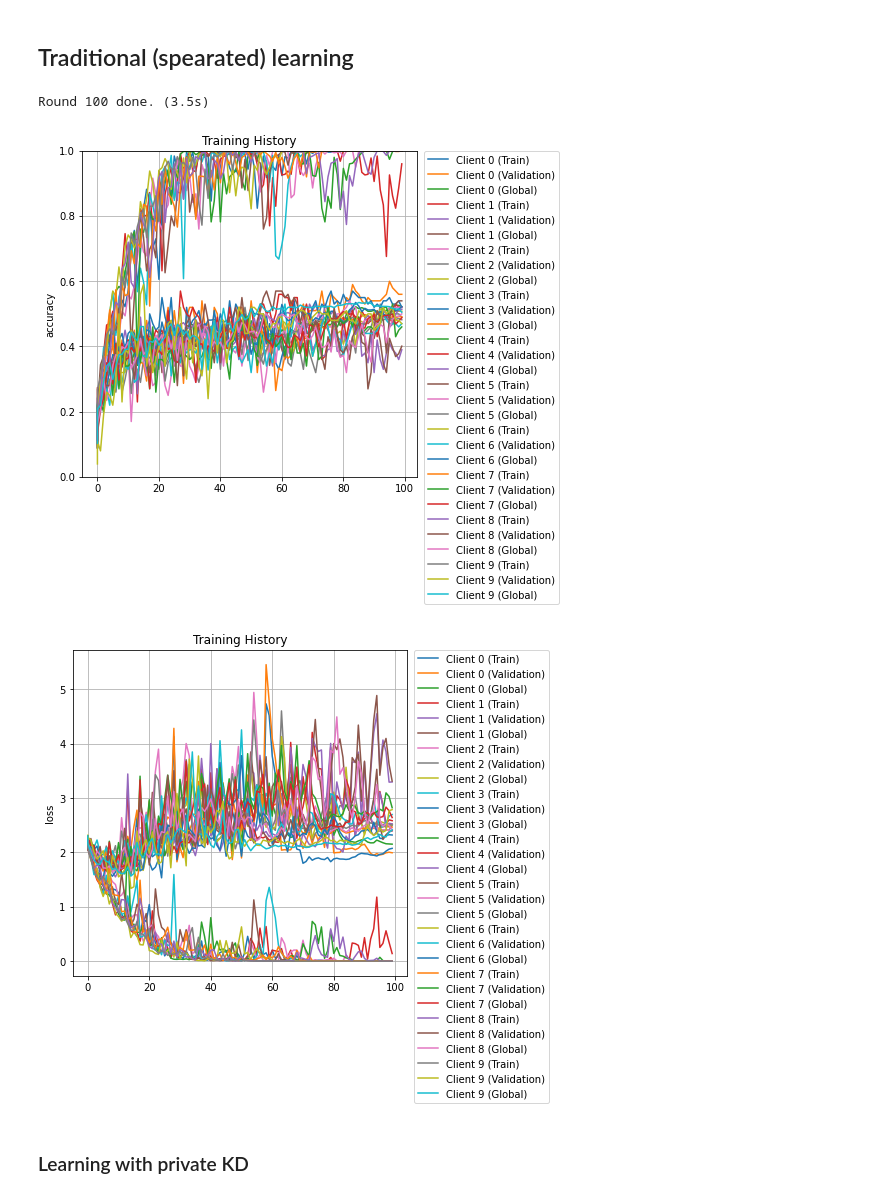
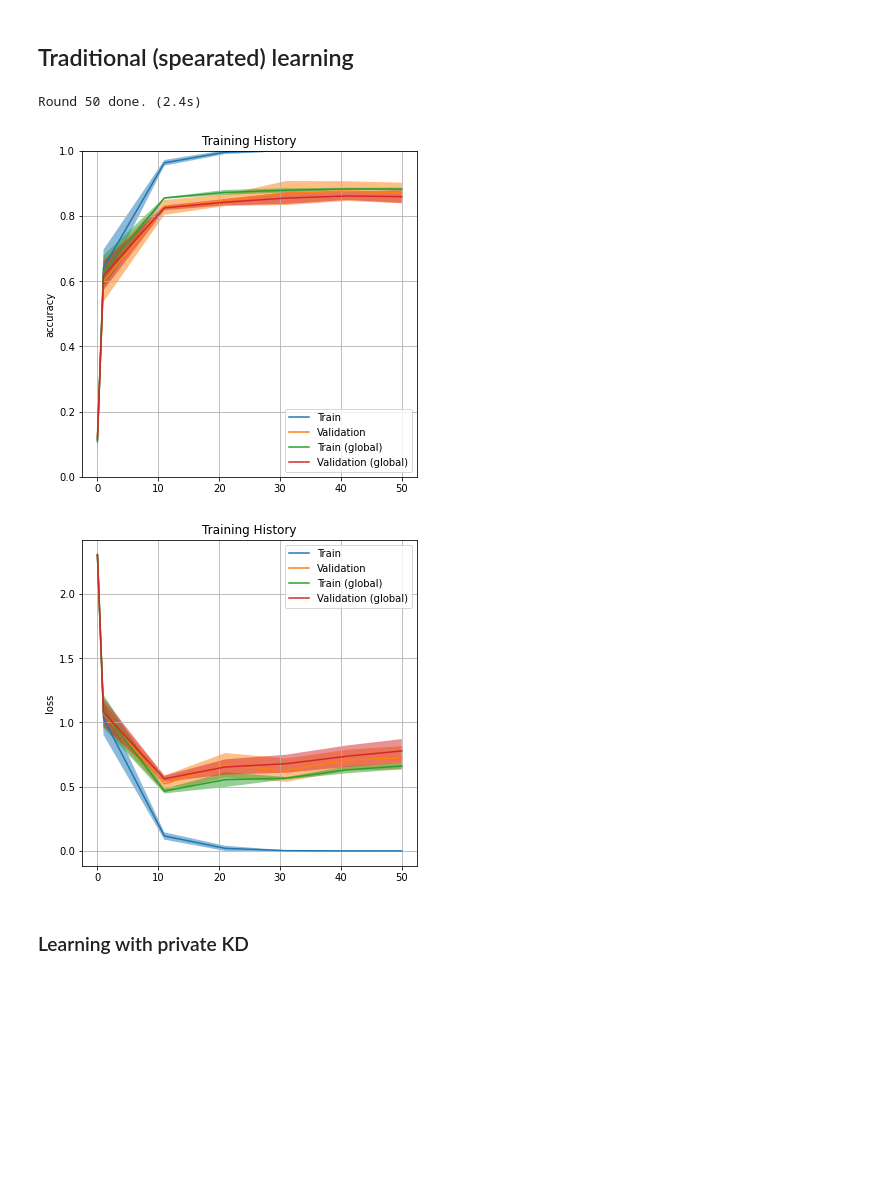
Before and after one commit to jingax/Multi-Fed, a Jupyter notebook: PrivateKD.ipynb, the cells around one changed output. Drawn from its saved outputs; the diff is of its cells as text; code cells hidden in the pictures; blank space fills up the shorter version.

```diff
--- a/PrivateKD.ipynb
+++ b/PrivateKD.ipynb
@@ -41,27 +42,29 @@ Device: cuda:7
 ### Parameters
 # %%
 #Dataset
-DATASET = "CIFAR10"
+DATASET = "FMNIST"
 MODEL = "ResNet9"
-REDUCED = 0.1
+REDUCED = 0.05
 FEATURE_DIM = 100
 FED_CLASSIFIER = False
 
 #Collaborative learning
-N_CLIENTS = 10
+N_CLIENTS = 4
 SIZES = None # None for uniform sizes or array of length N_CLIENTS using all the data
 ALPHA = "uniform" #'uniform', 'disjoint' or postive.
 
 #Learning
-BATCH_SIZE = 64
-ROUNDS = 100
+BATCH_SIZE = 32
+ROUNDS = 50
 EPOCHS_PER_ROUND = 1
 LR=1e-3
-LAMBDA = 1
+LAMBDA_KD = 1
+FRACTION = 0.5
+LAMBDA_DISC = 1
 CRITERION = nn.CrossEntropyLoss()
 CRITERION_KD = nn.MSELoss()
 CRITERION_DISC = nn.BCELoss()
-N_EVAL = 1 #Evaluate train and test performace after N_EVAL epochs
+N_EVAL = 10 #Evaluate train and test performace after N_EVAL epochs
 
 #Directories
 DATE = datetime.now()
@@ -110,7 +111,7 @@ client_models = [mdl.get_model(MODEL, FEATURE_DIM, meta).to(DEVICE) for _ in ran
 
 # Performance tracker
 perf_trackers = [hlp.PerfTracker(client_models[i],
-                                 {"Train": train_dl_list[i], "Validation": val_dl_list[i], "Global": global_val_dl},
+                                 {"Train": train_dl_list[i], "Validation": val_dl_list[i], "Train (global)": global_train_dl, "Validation (global)": global_val_dl},
                                  CRITERION, meta["n_class"], ID="Client {}".format(i)) for i in range(N_CLIENTS)]
 
 # Optimizers
@@ -123,38 +124,38 @@ feat_tracker = hlp.FeatureTracker(client_models, train_dl_list, FEATURE_DIM, met
 for r in range(ROUNDS):
     t0 = time.time()
     for client_id in range(N_CLIENTS):
         #Setting up the local training
         model = client_models[client_id]
         model.train()
         optimizer = optimizers[client_id]
 
         #Local update
         for e in range(EPOCHS_PER_ROUND):
             for inputs, target in train_dl_list[client_id]:
                 optimizer.zero_grad()
                 logits = model(inputs)
                 loss = CRITERION(logits, target)
                 loss.backward()
                 optimizer.step()
 
         #Tracking performance
-        if r % N_EVAL == 0:
-            perf_trackers[client_id].new_eval(index=r)
+        if (r+1) % N_EVAL == 0 or (r+1) == ROUNDS:
+            perf_trackers[client_id].new_eval(index=r+1)
 
     # Compute representations
     feat_tracker.new_round()
 
     t1 = time.time()
     print("\rRound {} done. ({:.1f}s)".format(r+1, t1-t0), end=10*" ")
 
 
 # Plot training history
 hlp.plot_global_training_history(perf_trackers, metric="accuracy")
 hlp.plot_global_training_history(perf_trackers, metric="loss")
 # %% [output]
-Round 100 done. (3.5s)
+Round 50 done. (2.4s)
-[figure, old version]
+[figure, new version]
-[figure, old version]
+[figure, new version]
 # %% [markdown]
 ### Learning with private KD
 # %%
```
Also changed, not shown: parts of 24 cells of this notebook, 4 other files.
